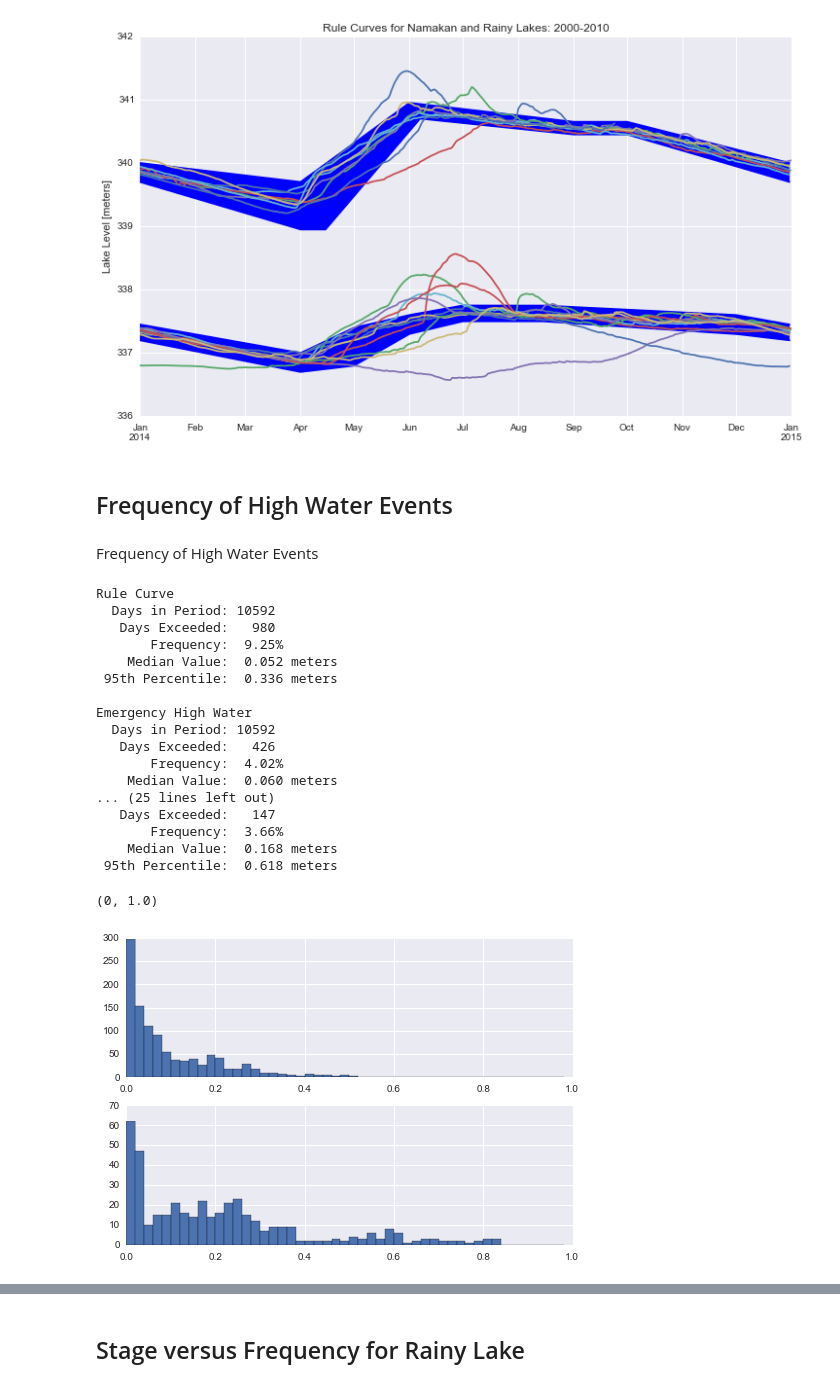
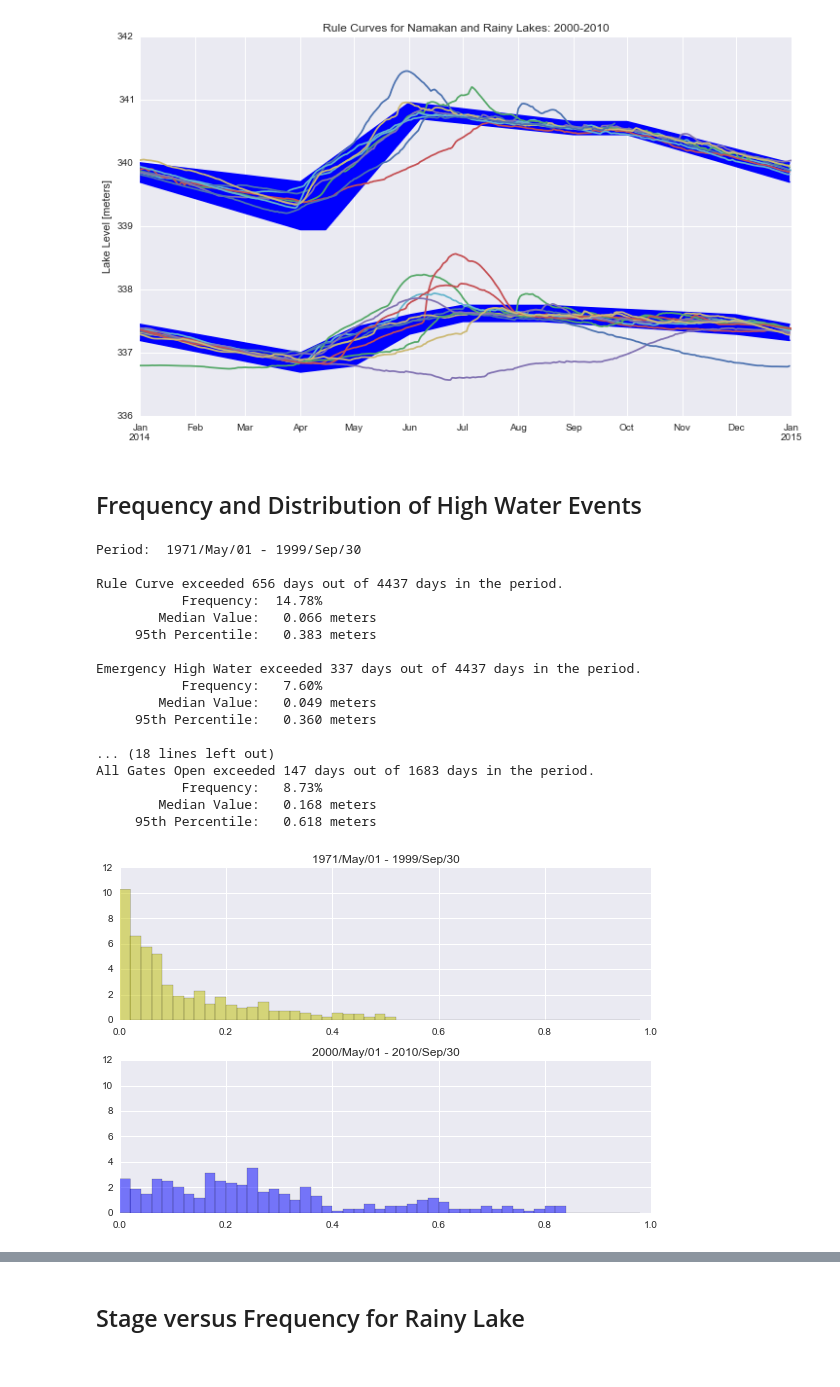
Before and after one commit to kmcgarry7/Rainy-Lake-Hydrology, a Jupyter notebook: Namakan_and_Rainy_Lake_Water_Levels_1970-2010.ipynb, the cells around one changed output, grey strips where cells are left out. Drawn from its saved outputs; the diff is of its cells as text; code cells hidden in the pictures.

```diff
--- a/Namakan_and_Rainy_Lake_Water_Levels_1970-2010.ipynb
+++ b/Namakan_and_Rainy_Lake_Water_Levels_1970-2010.ipynb
@@ -128,55 +117,61 @@ plt.hold(False)
 # %% [output]
 [figure]
 # %% [markdown]
-## Frequency of High Water Events
+## Frequency and Distribution of High Water Events
-# %% [markdown]
-Frequency of High Water Events
 # %%
-p1970 =
+p1970 = RL['1971':'1999'].index
+pA = p1970[(p1970.month >= 5) & (p1970.month <= 9)]
+
 p2000 = RL['2000':'2010'].index
+pB = p2000[(p2000.month >= 5) & (p2000.month <= 9)]
 
 def highEvents(str,S,h):
-    print "\n{:20}".format(str)
-    print "  Days in Period: {:5d}".format(len(S.index))
-    print "   Days Exceeded: {:5d}".format(S[S>h].count())
-    print "       Frequency:{:6.2f}%".format(100.0*float(S[S>h].count())/len(S.index))
-    print "    Median Value:{:7.3f} meters".format((S[S>h]-h).median())
-    print " 95th Percentile:{:7.3f} meters".format((S[S>h]-h).quantile(0.95))
+    print "\n{:s}".format(str),
+    print "exceeded {:d} days out of {:d} days in the period.".format(S[S>h].count(),len(S.index))
+    print "{:>20s}: {:6.2f}%".format("Frequency", 100.0*float(S[S>h].count())/len(S.index))
+    print "{:>20s}: {:7.3f} meters".format("Median Value", (S[S>h]-h).median())
+    print "{:>20s}: {:7.3f} meters".format("95th Percentile", (S[S>h]-h).quantile(0.95))
 
 def highWater(per):
+    print "\n\nPeriod: ", per[0].date().strftime("%Y/%b/%d"), "-", per[-1].date().strftime("%Y/%b/%d")
     highEvents("Rule Curve",e[per],0.0)
     highEvents("Emergency High Water",RL[per],337.75)
     highEvents("All Gates Open",RL[per],337.90)
 
-highWater(p1970)
-highWater(p2000)
+highWater(pA)
+highWater(pB)
 # %% [output]
-Rule Curve
-  Days in Period: 10592
-   Days Exceeded:   980
-       Frequency:  9.25%
-    Median Value:  0.052 meters
- 95th Percentile:  0.336 meters
+Period:  1971/May/01 - 1999/Sep/30
 
-Emergency High Water
-  Days in Period: 10592
-   Days Exceeded:   426
-       Frequency:  4.02%
-    Median Value:  0.060 meters
-... (25 lines left out)
-   Days Exceeded:   147
-       Frequency:  3.66%
-    Median Value:  0.168 meters
- 95th Percentile:  0.618 meters
+Rule Curve exceeded 656 days out of 4437 days in the period.
+           Frequency:  14.78%
+        Median Value:   0.066 meters
+     95th Percentile:   0.383 meters
+
+Emergency High Water exceeded 337 days out of 4437 days in the period.
+           Frequency:   7.60%
+        Median Value:   0.049 meters
+     95th Percentile:   0.360 meters
+
+... (18 lines left out)
+All Gates Open exceeded 147 days out of 1683 days in the period.
+           Frequency:   8.73%
+        Median Value:   0.168 meters
+     95th Percentile:   0.618 meters
 # %%
 plt.subplot(2,1,1)
-plt.hist(e1970,bins=np.arange(0,1.0,.02))
+plt.hist(e[pA],bins=np.arange(0,1.0,.02),color='y',alpha=0.5,normed=True)
 plt.xlim(0,1.0)
+plt.ylim(0,12)
+plt.title("{0} - {1}".format(pA[0].date().strftime("%Y/%b/%d"),pA[-1].date().strftime("%Y/%b/%d")))
 
 plt.subplot(2,1,2)
-plt.hist(e2000,bins=np.arange(0,1.0,.02))
+plt.hist(e[pB],bins=np.arange(0,1.0,.02),color='b',alpha=0.5,normed=True)
 plt.xlim(0,1.0)
+plt.ylim(0,12)
+plt.title("{0} - {1}".format(pB[0].date().strftime("%Y/%b/%d"),pB[-1].date().strftime("%Y/%b/%d")))
+
+plt.tight_layout()
 # %% [output]
-(0, 1.0)
-[figure, old version]
+[figure, new version]
 # %%
```
Also changed, not shown: parts of 3 cells of this notebook.
